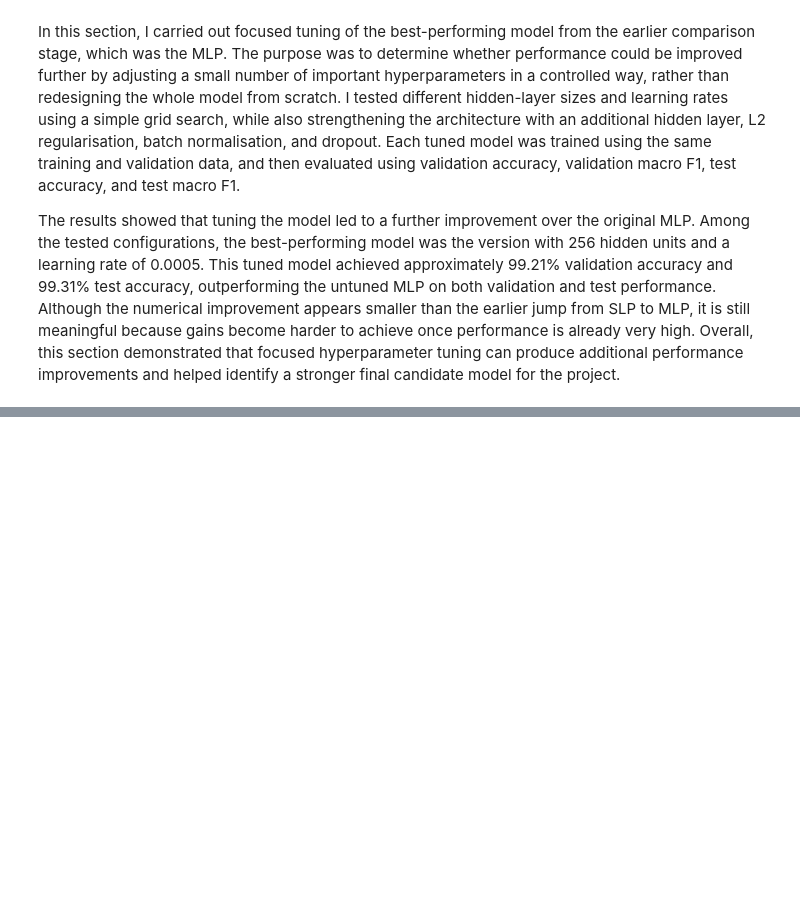
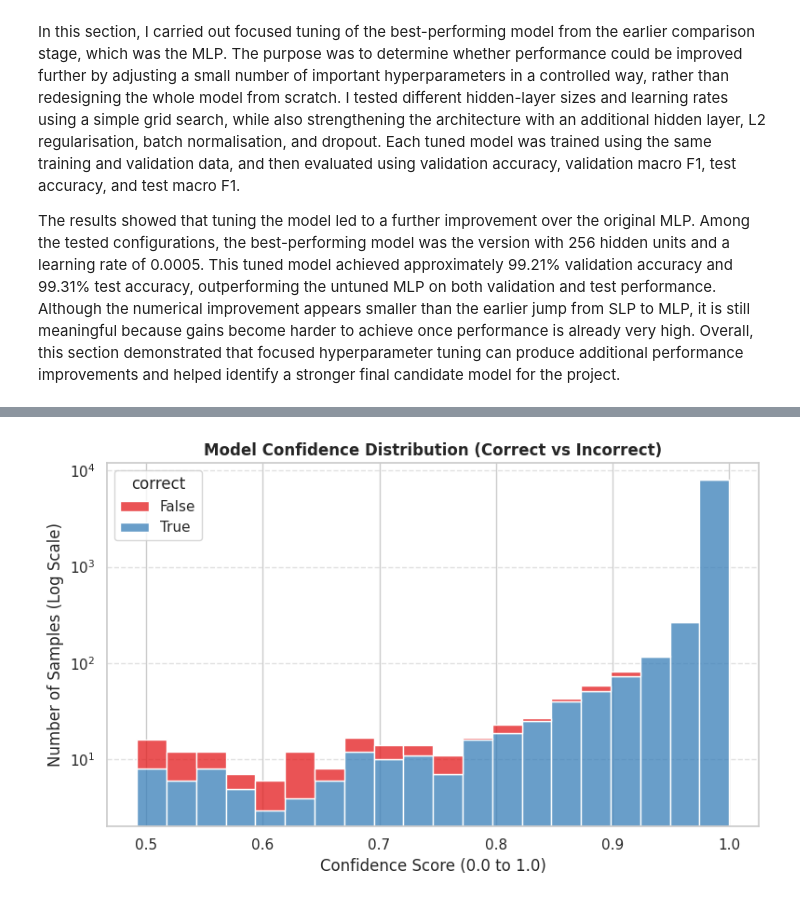
Before and after one commit to harshpre5/Artificial_Neural_Networks_14444188_HS_6009CMD, a Jupyter notebook: 14444188_ANN_PART_A.ipynb, the cells around one changed output, grey strips where cells are left out. Drawn from its saved outputs; the diff is of its cells as text; code cells hidden in the pictures; blank space fills up the shorter version.

```diff
--- a/14444188_ANN_PART_A.ipynb
+++ b/14444188_ANN_PART_A.ipynb
@@ -1504,0 +1509,17 @@ The results showed that tuning the model led to a further improvement over the o
+# %%
+# 1. Loading the best tuned model
+best_model_name = best_tuned["model_name"]
+best_model_path = f"models/{best_model_name}.keras"
+
+final_model = keras.models.load_model(best_model_path)
+
+print(f"Loaded final model: {best_model_name}")
+
+# 2. Getting predictions and probabilities for Test Set
+y_test_proba_final = final_model.predict(X_test_scaled, verbose=0)
+y_test_pred_final = np.argmax(y_test_proba_final, axis=1)
+
+# 3. Calculating basic confidence (Top-1 probability)
+# The model outputs a probability for all 11 classes.
+# np.max grabs the highest probability (the class the model actually predicted).
+test_confidence = np.max(y_test_proba_final, axis=1)
@@ -1504,0 +1569,22 @@ The results showed that tuning the model led to a further improvement over the o
+# %%
+# 8. Plotting a histogram
+plt.figure(figsize=(8, 5))
+# A stacked histogram shows the proportion of correct vs incorrect predictions at each confidence level.
+sns.histplot(data=test_analysis, x="confidence", hue="correct", bins=20, multiple="stack", palette="Set1")
+plt.title("Model Confidence Distribution (Correct vs Incorrect)", fontsize=12, fontweight='bold')
+plt.xlabel("Confidence Score (0.0 to 1.0)")
+plt.ylabel("Number of Samples (Log Scale)")
+plt.yscale("log")
+plt.grid(True, axis='y', linestyle='--', alpha=0.6)
+plt.tight_layout()
+plt.show()
+
+# 9. Saving key objects for next sections
+# Persisting these variables so they can be easily accessed in subsequent analytical steps.
+final_model_name = best_model_name
+final_model_path = best_model_path
+final_test_analysis = test_analysis.copy()
+final_y_test_pred = y_test_pred_final.copy()
+final_y_test_proba = y_test_proba_final.copy()
+# %% [output]
+[figure, added]
```
Also changed, not shown: parts of 10 cells of this notebook.
